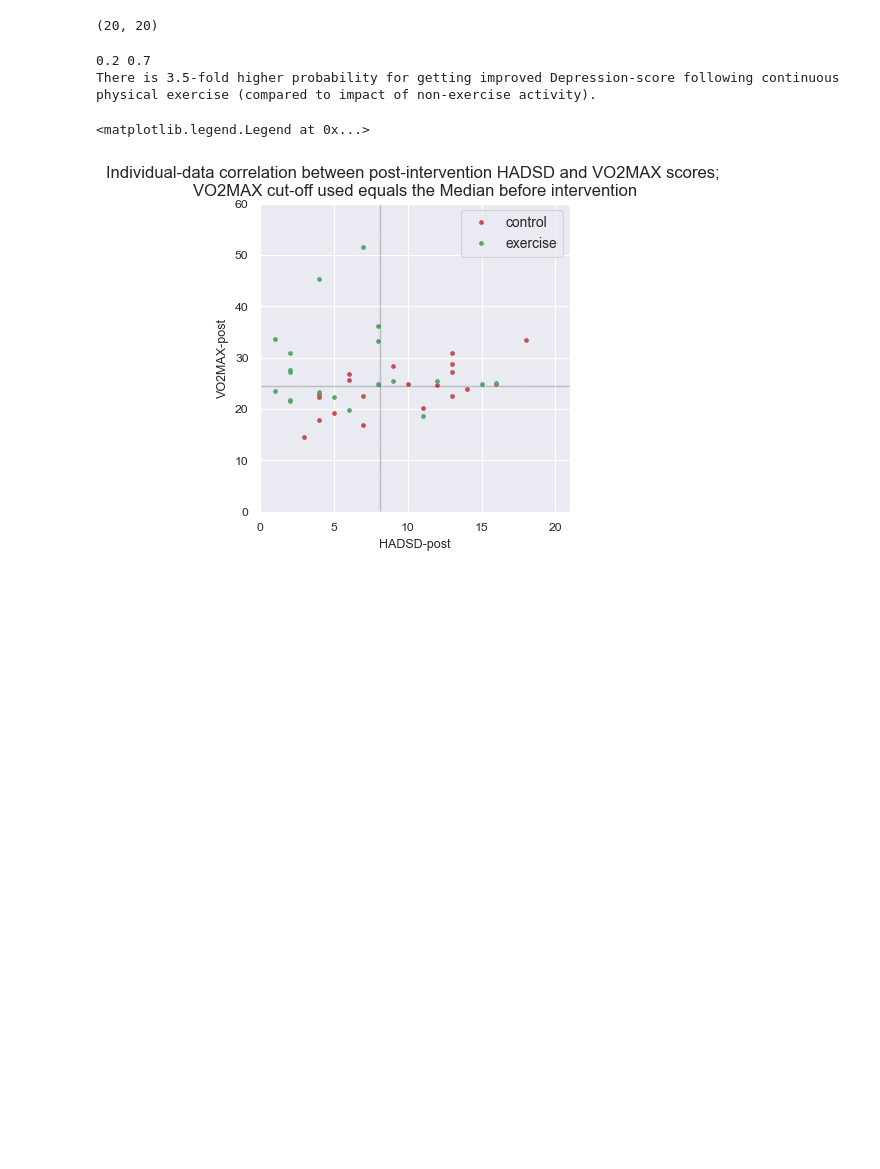
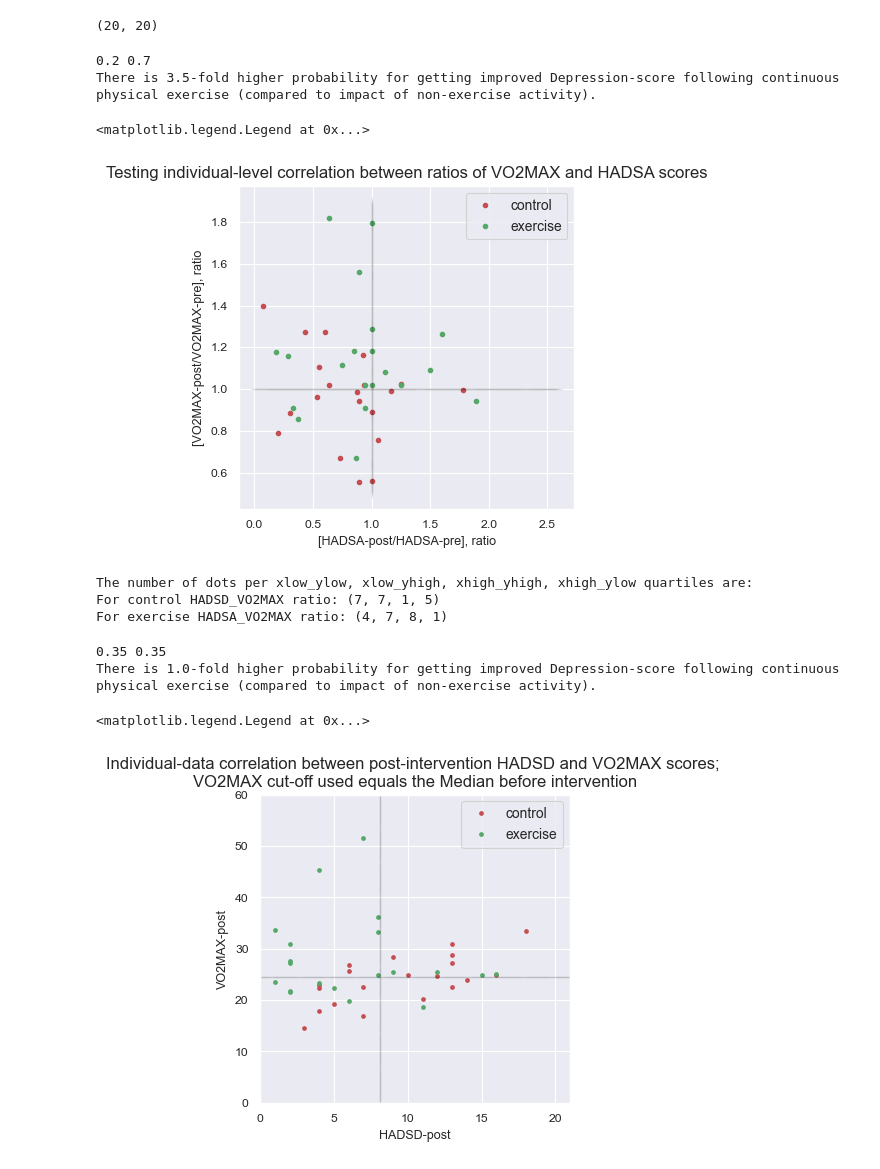
Before and after one commit to Oren-BenA/EDA_Exercise_Mental, a Jupyter notebook: 03_06_2023_Exercise_in_Psychiatry.ipynb, the cells around one changed output. Drawn from its saved outputs; the diff is of its cells as text; code cells hidden in the pictures; blank space fills up the shorter version.

```diff
--- a/03_06_2023_Exercise_in_Psychiatry.ipynb
+++ b/03_06_2023_Exercise_in_Psychiatry.ipynb
@@ -506,3 +463,70 @@ There is 3.5-fold higher probability for getting improved Depression-score follo
+# %%
+# Scatter plotting individuals signifcant mental ('r: HADSA2/HADSA') and physiological features ('r: VO2MAX2/VO2MAX')
+# Testing for possible interaction
+
+x21 = data[data['Group']=='cont']['r: HADSA2/HADSA']
+y21 = data[data['Group']=='cont']['r: VO2MAX2/VO2MAX']
+
+x22 = data[data['Group']=='exer']['r: HADSA2/HADSA']
+y22 = data[data['Group']=='exer']['r: VO2MAX2/VO2MAX']
+
+fig = plt.figure(figsize=(4,4))
+ax = fig.gca()
+ax.plot(x21, y21, '.r', x22, y22, '.g',markersize = 6)
+# adding the faint-gray-cross for quartiles orientation
+
+x23 = np.linspace(1,1,300)
+y23 = np.linspace(0.5,1.9,300)
+
+x24 = np.linspace(0,2.6,300)
+y24 = np.linspace(1,1,300)
+ax.plot(x23, y23, '|k',x24, y24, '_k', alpha = 0.04,markersize = 6)
+
+# ax.plot(x3, y3, '_b')
+# ax.plot(x2, y2, '.b', lw=5)
+# ax.plot(x3, y3, '.g', lw=5)
+
+# ax.set_xlim(0,2.6)
+# ax.set_ylim(0.5,1.9)
+
+ax.set_title(label = 'Testing individual-level correlation between ratios of VO2MAX and HADSA scores', fontsize = 12)
+ax.set_xlabel(xlabel = '[HADSA-post/HADSA-pre], ratio', fontsize = 9)
+ax.set_ylabel(ylabel = '[VO2MAX-post/VO2MAX-pre], ratio', fontsize = 9)
+# ax.set_facecolor('white')
+
+plt.tight_layout()
+
+plt.legend(['control','exercise'], fontsize = 10)
+# %% [output]
+<matplotlib.legend.Legend at 0x...>
+[figure, added]
+# %%
+# Quantifying 'control' vs. 'exercise' data points per quartile
+control_HADSA_VO2MAX_r = list(zip(x21.round(2),y21.round(2)))
+exercise_HADSA_VO2MAX_r = list(zip(x22.round(2),y22.round(2)))
+
+ratio_x_cutoff = 1
+ratio_y_cutoff = 1
+
+cont_q_distrib_A = determine_quartile(control_HADSA_VO2MAX_r,ratio_x_cutoff,ratio_y_cutoff)
+exer_q_distrib_A = determine_quartile(exercise_HADSA_VO2MAX_r,ratio_x_cutoff,ratio_y_cutoff)
+print(f'The number of dots per xlow_ylow, xlow_yhigh, xhigh_yhigh, xhigh_ylow quartiles are:\nFor control HADSD_VO2MAX ratio: \
+{cont_q_distrib_A}\nFor exercise HADSA_VO2MAX ratio: {exer_q_distrib_A}')
+# %% [output]
+The number of dots per xlow_ylow, xlow_yhigh, xhigh_yhigh, xhigh_ylow quartiles are:
+For control HADSD_VO2MAX ratio: (7, 7, 1, 5)
+For exercise HADSA_VO2MAX ratio: (4, 7, 8, 1)
+# %%
+# based on the post/pre assays-scores RATIOs
+# Calculate probability to get improved HADSA score following control exercise:
+prob_better_HADSA_r_control = cont_q_distrib_A[1]/sum(cont_q_distrib_A)
+prob_better_HADSA_r_exercise = exer_q_distrib_A[1]/sum(exer_q_distrib_A)
+print(prob_better_HADSA_r_control,prob_better_HADSA_r_exercise)
+print("There is {:.1f}-fold higher probability for getting improved Depression-score following continuous physical exercise\
+ (compared to impact of non-exercise activity).".format(prob_better_HADSA_r_exercise/prob_better_HADSA_r_control))
+# %% [output]
+0.35 0.35
+There is 1.0-fold higher probability for getting improved Depression-score following continuous physical exercise (compared to impact of non-exercise activity).
 # %%
 # Scatter plotting Comparing individual's POST Scores: Depression assay 'HADSD2' vs. physiological 'VO2MAX2'
 # VO2MAX Cut-off value = 24
```
Also changed, not shown: parts of 7 cells of this notebook, 1 other file.
